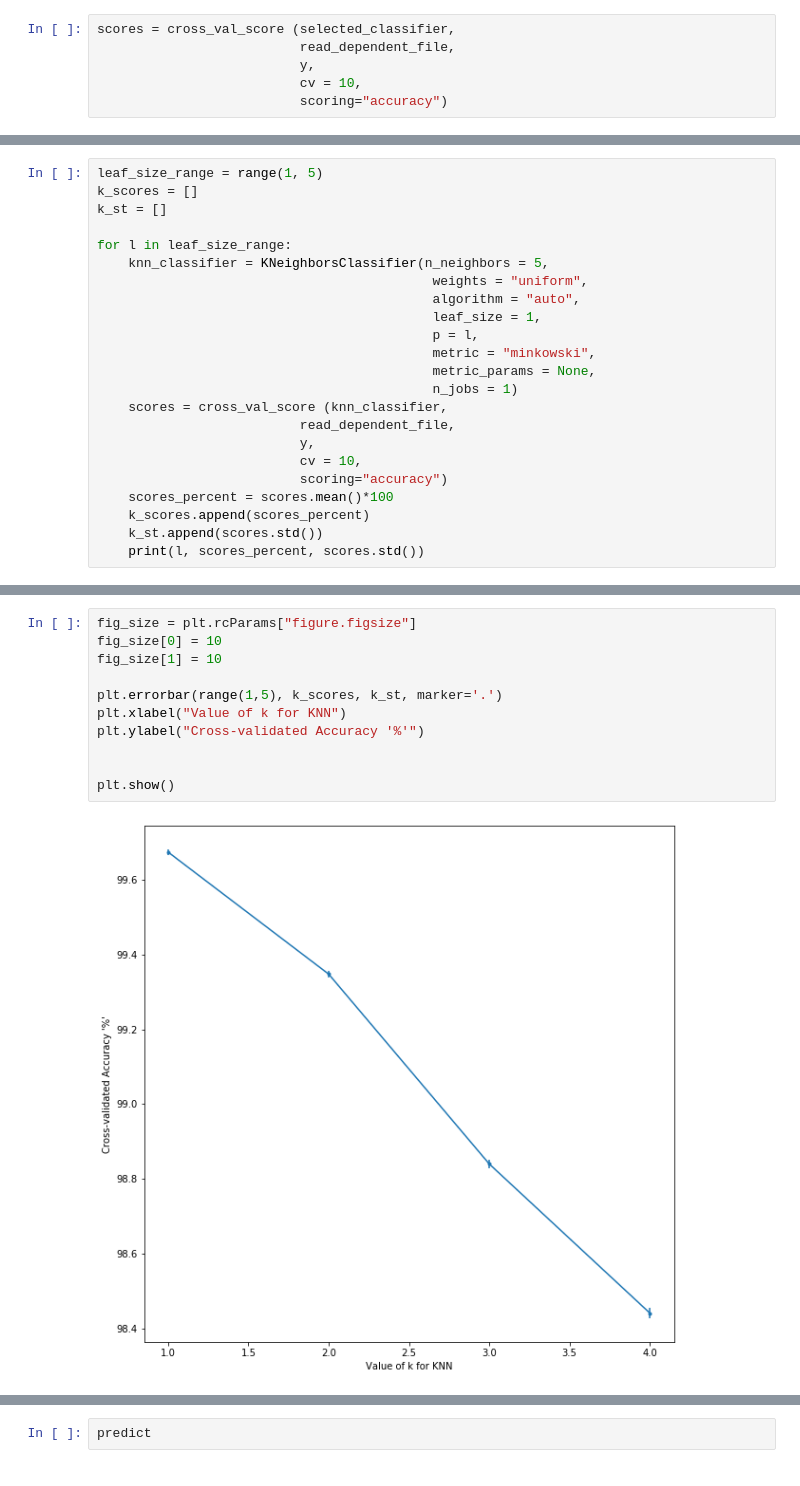
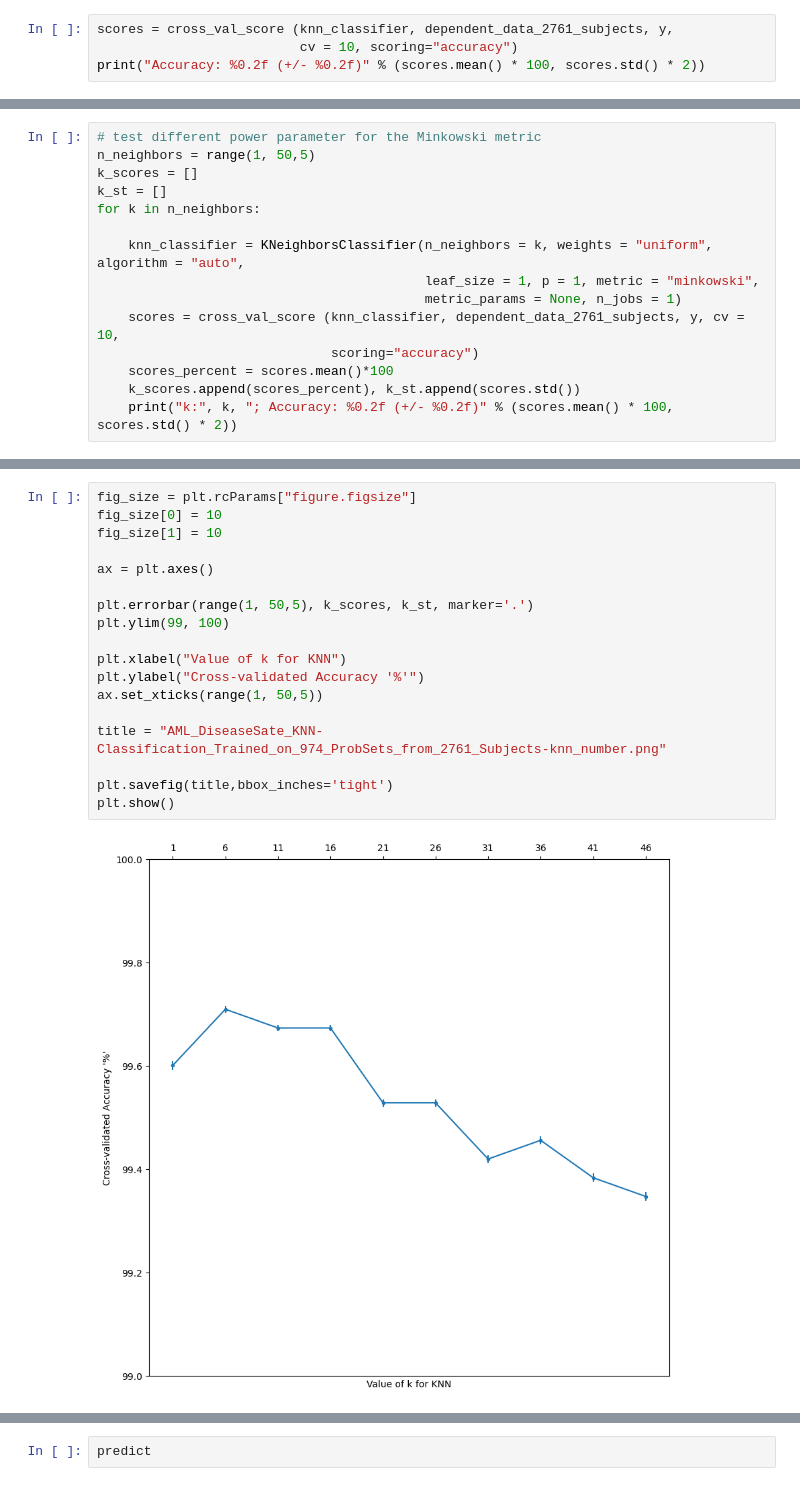
Before and after one commit to raeufroushangar/disease_classifier, a Jupyter notebook: aml_disease_classifier.ipynb, the cells around one changed output, grey strips where cells are left out. Saved outputs shown, nothing was run; the diff lists cells and outputs as text.

```diff
--- a/aml_disease_classifier.ipynb
+++ b/aml_disease_classifier.ipynb
@@ -65,6 +61,4 @@ selected_classifier = KNeighborsClassifier(n_neighbors = 30,
 # %%
-scores = cross_val_score (selected_classifier,
-                          read_dependent_file,
-                          y,
-                          cv = 10,
-                          scoring="accuracy")
+scores = cross_val_score (knn_classifier, dependent_data_2761_subjects, y,
+                          cv = 10, scoring="accuracy")
+print("Accuracy: %0.2f (+/- %0.2f)" % (scores.mean() * 100, scores.std() * 2))
@@ -80,24 +67,16 @@ array([0.99638989, 0.98194946, 1.        , 0.98550725, 0.94927536,
 # %%
-leaf_size_range = range(1, 5)
+# test different power parameter for the Minkowski metric
+n_neighbors = range(1, 50,5)
 k_scores = []
 k_st = []
+for k in n_neighbors:
 
-for l in leaf_size_range:
-    knn_classifier = KNeighborsClassifier(n_neighbors = 5,
-                                           weights = "uniform",
-                                           algorithm = "auto",
-                                           leaf_size = 1,
-                                           p = l,
-                                           metric = "minkowski",
-                                           metric_params = None,
-                                           n_jobs = 1)
-    scores = cross_val_score (knn_classifier,
-                          read_dependent_file,
-                          y,
-                          cv = 10,
-                          scoring="accuracy")
+    knn_classifier = KNeighborsClassifier(n_neighbors = k, weights = "uniform", algorithm = "auto",
+                                          leaf_size = 1, p = 1, metric = "minkowski",
+                                          metric_params = None, n_jobs = 1)
+    scores = cross_val_score (knn_classifier, dependent_data_2761_subjects, y, cv = 10,
+                              scoring="accuracy")
     scores_percent = scores.mean()*100
-    k_scores.append(scores_percent)
-    k_st.append(scores.std())
-    print(l, scores_percent, scores.std())
+    k_scores.append(scores_percent), k_st.append(scores.std())
+    print("k:", k, "; Accuracy: %0.2f (+/- %0.2f)" % (scores.mean() * 100, scores.std() * 2))
 # %% [output]
@@ -120,14 +103,21 @@ print(len(k_st))
 # %%
 fig_size = plt.rcParams["figure.figsize"]
 fig_size[0] = 10
 fig_size[1] = 10
 
-plt.errorbar(range(1,5), k_scores, k_st, marker='.')
+ax = plt.axes()
+
+plt.errorbar(range(1, 50,5), k_scores, k_st, marker='.')
+plt.ylim(99, 100)
+
 plt.xlabel("Value of k for KNN")
 plt.ylabel("Cross-validated Accuracy '%'")
+ax.set_xticks(range(1, 50,5))
 
+title = "AML_DiseaseSate_KNN-Classification_Trained_on_974_ProbSets_from_2761_Subjects-knn_number.png"
 
+plt.savefig(title,bbox_inches='tight')
 plt.show()
 # %% [output]
-[figure, old version]
+[figure, new version]
 # %%
```
Also changed, not shown: parts of 35 cells of this notebook.
